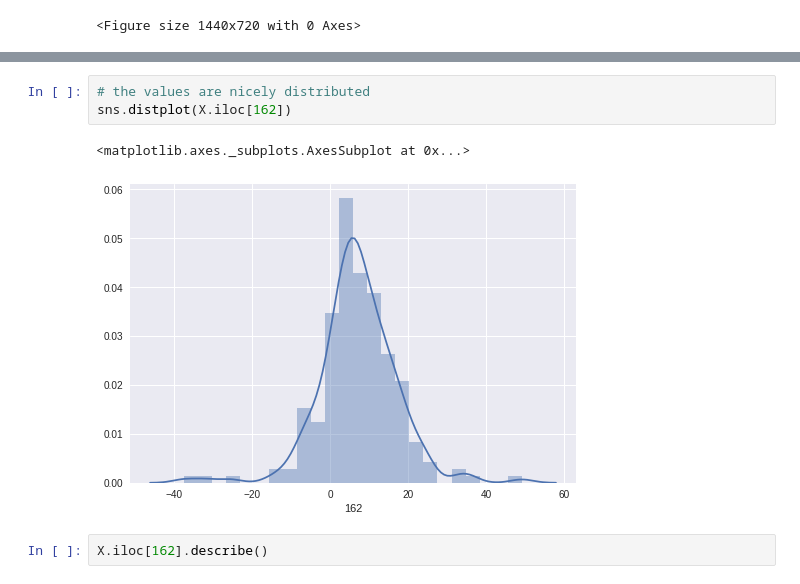
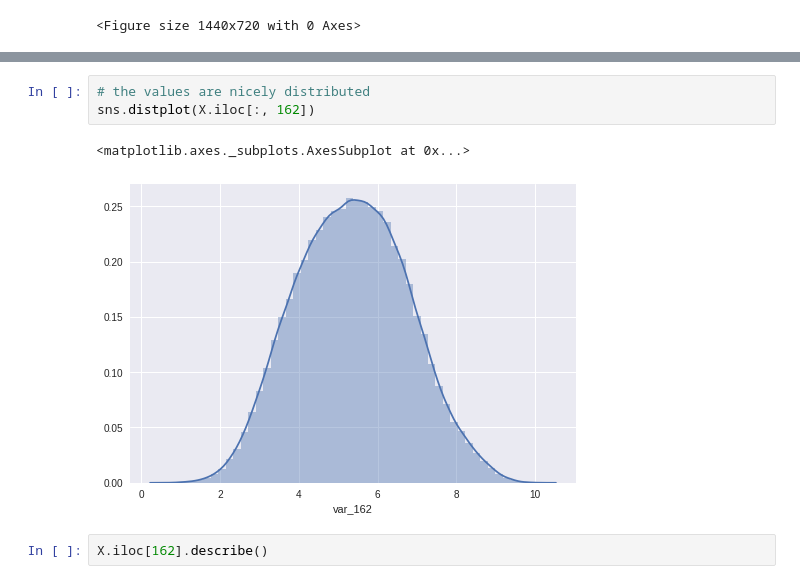
Before and after one commit to krishnakrmahto/Santander_Customer_Transaction_Prediction, a Jupyter notebook: solution.ipynb, the cells around one changed output, grey strips where cells are left out. Cells and saved outputs as stored; diff of their text form.

```diff
--- a/solution.ipynb
+++ b/solution.ipynb
@@ -227,9 +187,9 @@ matrix_plotter(5, 5, [x for x in range(175, 200)])
 # %%
 # the values are nicely distributed
-sns.distplot(X.iloc[162])
+sns.distplot(X.iloc[:, 162])
 # %% [output]
 <matplotlib.axes._subplots.AxesSubplot at 0x...>
-[figure, old version]
+[figure, new version]
 # %%
 X.iloc[162].describe()
 # %% [output]
```
Also changed, not shown: parts of 60 cells of this notebook.
